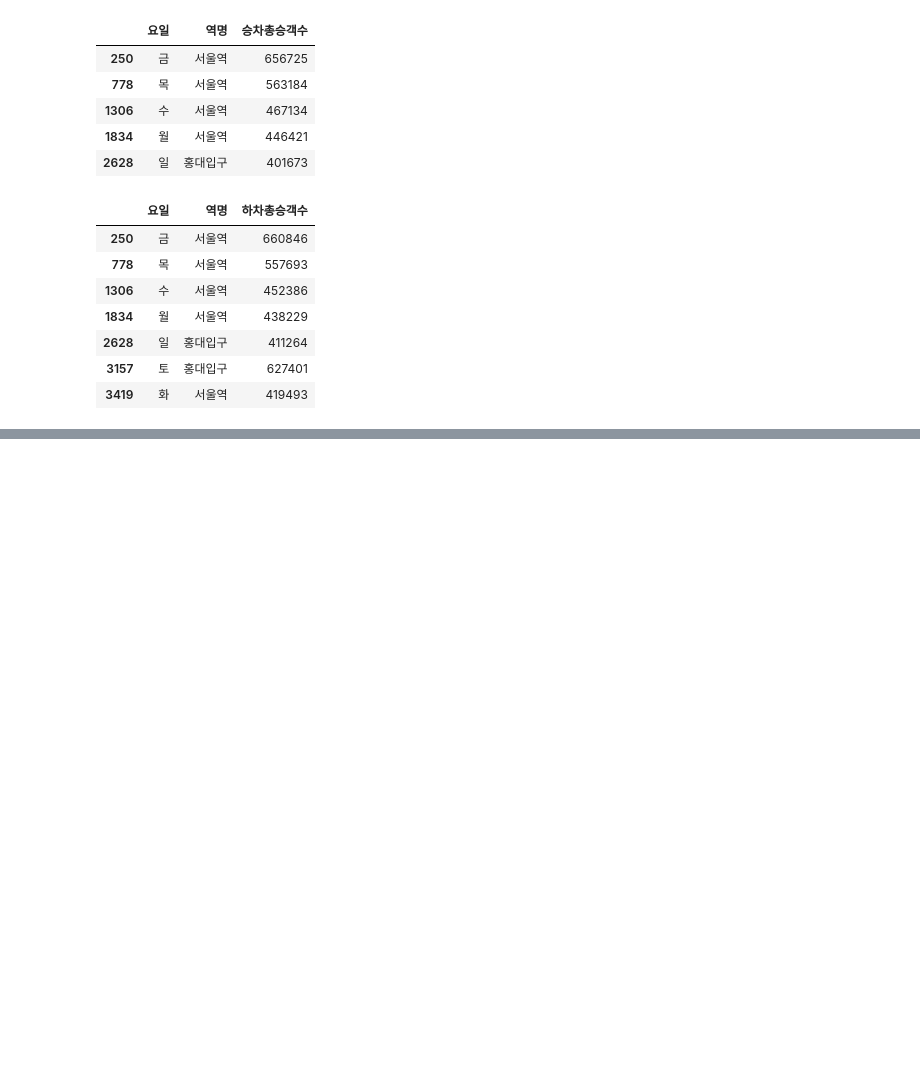
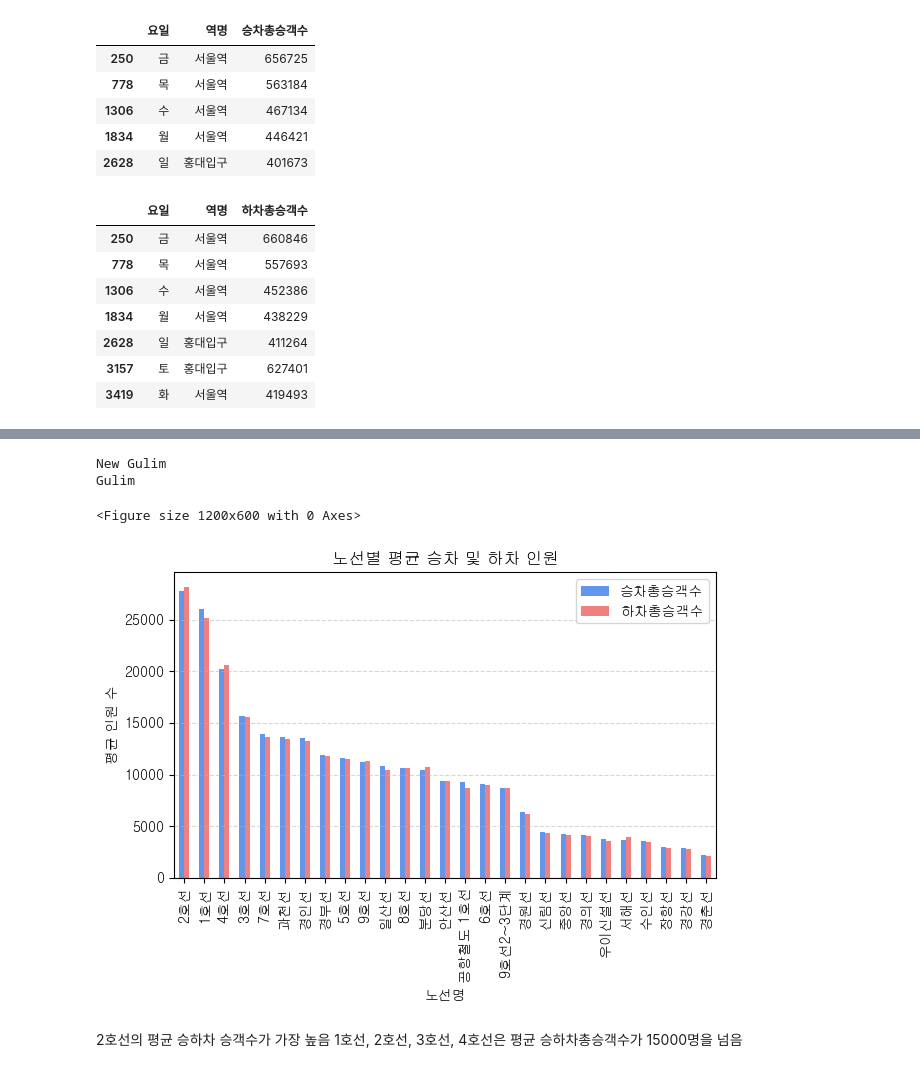
Before and after one commit to 2rlo0/hipython_rep, a Jupyter notebook: min_proj/지하철분석보고서.ipynb, the cells around one changed output, grey strips where cells are left out. Cells and saved outputs as stored; diff of their text form; code cells hidden in the pictures; blank space fills up the shorter version.

```diff
--- a/min_proj/지하철분석보고서.ipynb
+++ b/min_proj/지하철분석보고서.ipynb
@@ -106,3 +109,7 @@ top_alighting
 | 2628 | 일 | 홍대입구 | 411264 |
 | 3157 | 토 | 홍대입구 | 627401 |
 | 3419 | 화 | 서울역 | 419493 |
+# %%
+# 노선명별 평균 계산
+line_mean = df.groupby('노선명')[['승차총승객수', '하차총승객수']].mean().sort_values(by='승차총승객수', ascending=False)
+line_mean
@@ -108,0 +135,33 @@ top_alighting
+# %%
+# 한글폰트 검색
+# 폰트 굴림체 있는지 확인
+import matplotlib.font_manager as fm
+for i in fm.fontManager.ttflist:
+    if i.name.find('Gulim') != -1 :
+        print(i.name)
+
+# 폰트 지정
+from matplotlib import rcParams
+rcParams['font.family'] = 'Gulim'
+rcParams['axes.unicode_minus'] = False
+# %% [output]
+New Gulim
+Gulim
+# %%
+# 그래프 그리기
+plt.figure(figsize=(12, 6))
+line_mean.plot(kind='bar', stacked=False, color=['cornflowerblue', 'lightcoral'])
+
+
+plt.title('노선별 평균 승차 및 하차 인원')
+plt.ylabel('평균 인원 수')
+plt.xlabel('노선명')
+plt.grid(axis='y', linestyle='--', alpha=0.5)
+plt.tight_layout()
+plt.show()
+# %% [output]
+<Figure size 1200x600 with 0 Axes>
+[figure, added]
+# %% [markdown]
+2호선의 평균 승하차 승객수가 가장 높음
+1호선, 2호선, 3호선, 4호선은 평균 승하차총승객수가 15000명을 넘음
```
Also changed, not shown: parts of 3 cells of this notebook.
